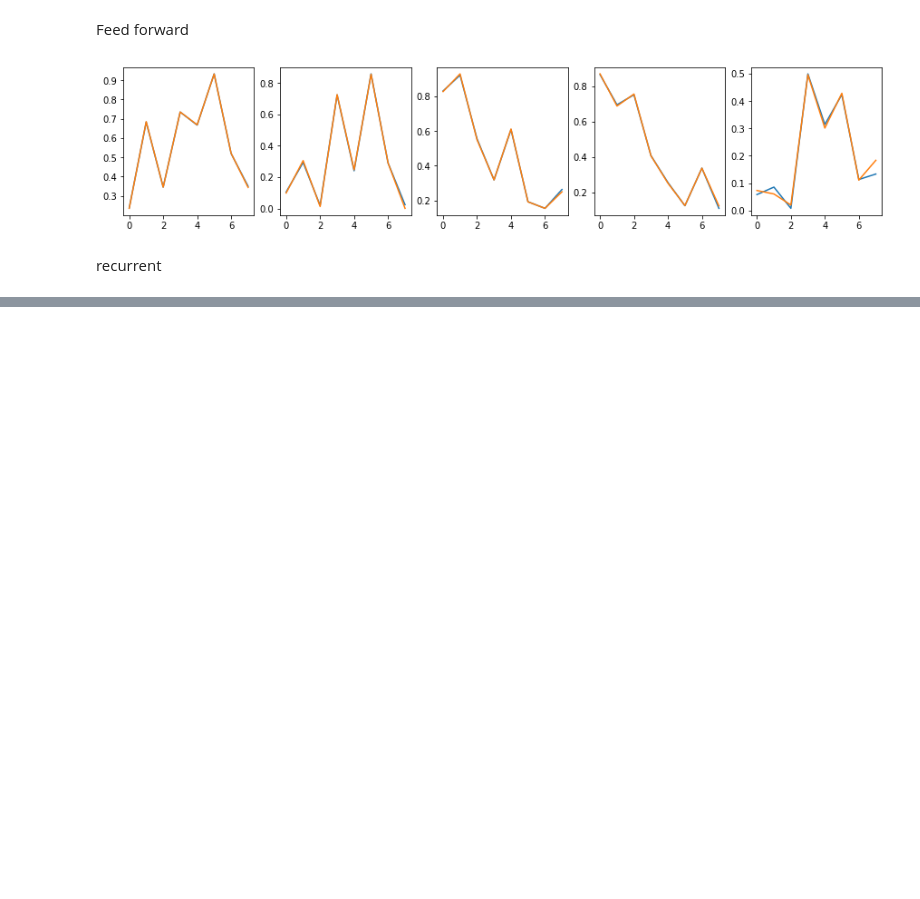
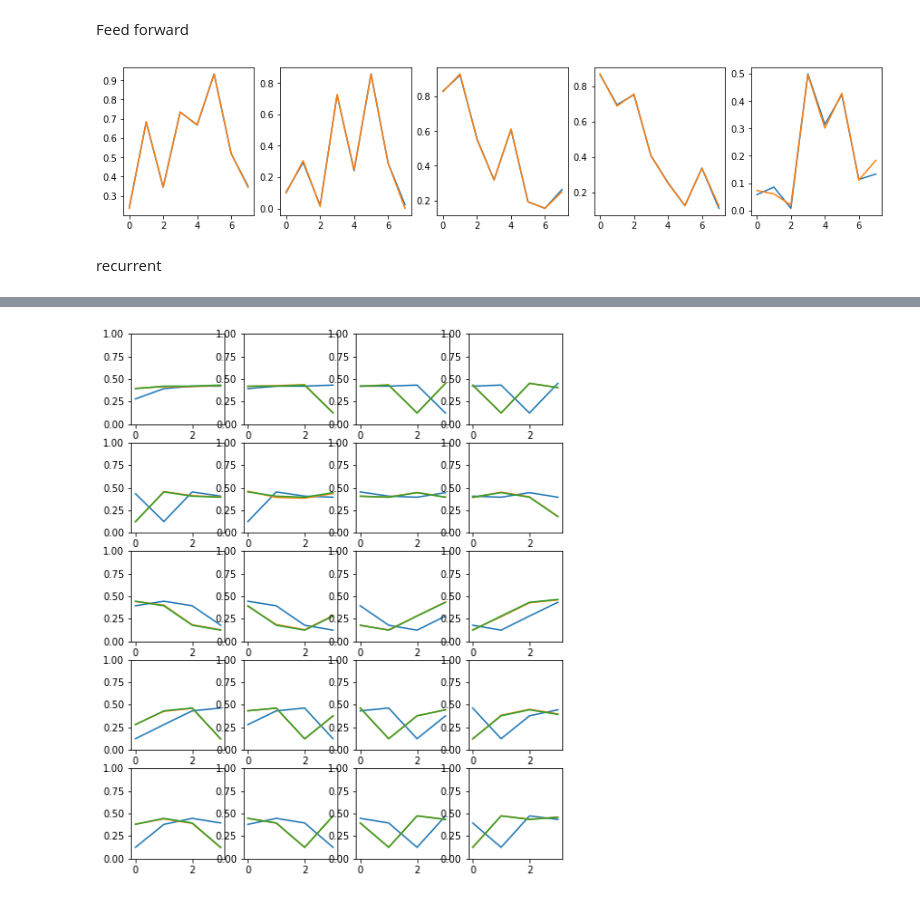
Before and after one commit to kbpositive/machine-learning, a Jupyter notebook: ReinforcementLearning/matrixFun.ipynb, the cells around one changed output, grey strips where cells are left out. Saved outputs shown, nothing was run; the diff lists cells and outputs as text; code cells hidden in the pictures; blank space fills up the shorter version.

```diff
--- a/ReinforcementLearning/matrixFun.ipynb
+++ b/ReinforcementLearning/matrixFun.ipynb
@@ -82,0 +43,49 @@ for _ in range(5):
+# %%
+letters = {chr(i):i/256 for i in range(256)}
+text = "Hello there. How are you?"
+data = np.array([letters[n] for n in text])
+
+inputs = []
+targets = []
+for n in range(5,len(data)+1):
+    inputs.append(data[n-5:n-1])
+    targets.append(data[n-4:n])
+
+
+wbb = np.random.rand(4, 4)
+wab = np.random.rand(4, 4)
+wbc = np.random.rand(4, 4)
+
+lr = 0.05
+# %%
+for _ in range(5):
+    for _ in range(100):
+        for j in range(len(inputs)-1):
+            y = (np.zeros(4) @ wbb) + (inputs[j] @ wab)
+            y2 = (y @ wbb) + (inputs[j+1] @ wab)
+            g = y2 @ wbc
+
+            uab = np.outer(inputs[j+1],(g-targets[j]) @ wbc.T)
+            uab = uab + np.outer(inputs[j],((g-targets[j]) @ wbc.T) @ wbb.T)
+            ubb = np.outer(y,(g-targets[j]) @ wbc.T)
+            ubc = np.outer(y2,(g-targets[j]))
+
+            wbc = wbc - ubc*lr
+            wab = wab - uab*lr
+            wbb = wbb - ubb*lr
+
+    y = (np.zeros((len(inputs)-1,4)) @ wbb) + (inputs[:-1] @ wab)
+    y2 = (y @ wbb) + (inputs[1:] @ wab)
+    g = y2 @ wbc
+
+    fig, axs = plt.subplots(5,(len(inputs)-1)//5, figsize=(2*(len(inputs)-1)/5, 2*5))
+    figs = [y for x in axs for y in x]
+    for index,item in enumerate(figs):
+        item.set_ylim(0,1)
+        item.plot(np.array([inputs[index],g[index],targets[index]]).T)
+    display(fig)
+
+    clear_output(wait = True)
+    plt.pause(0.5)
+# %% [output]
+[figure, added]
```
Also changed, not shown: parts of 3 cells of this notebook.
